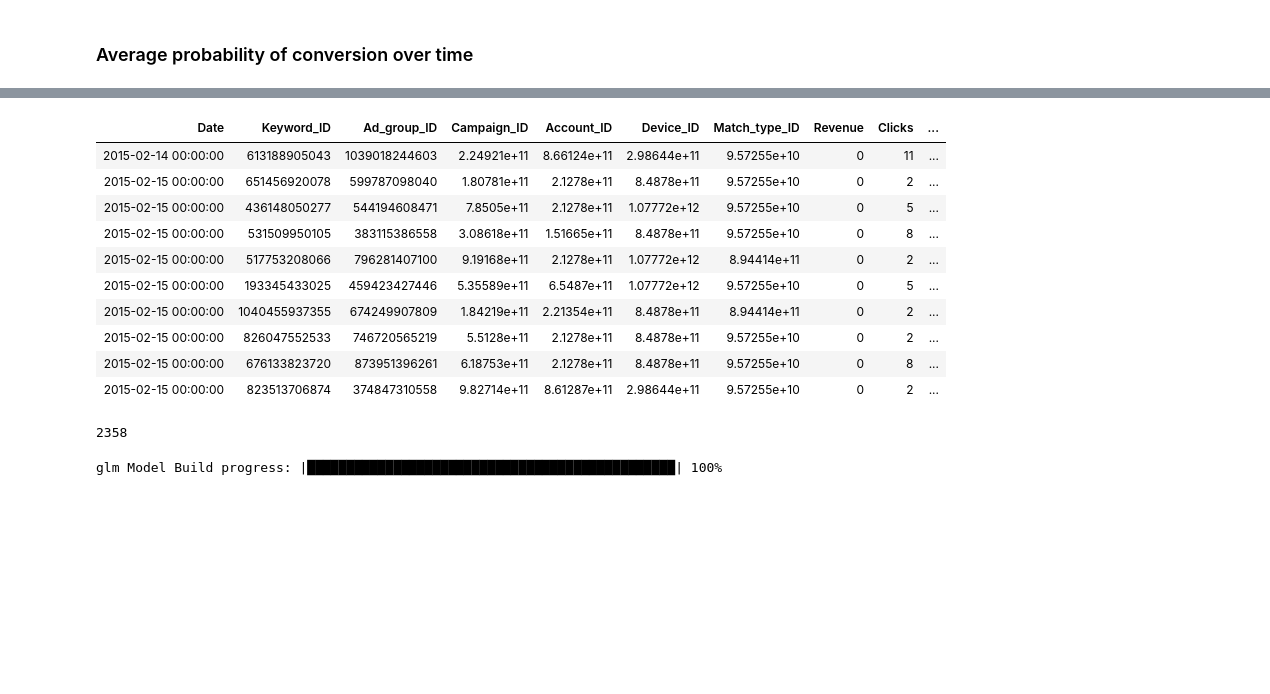
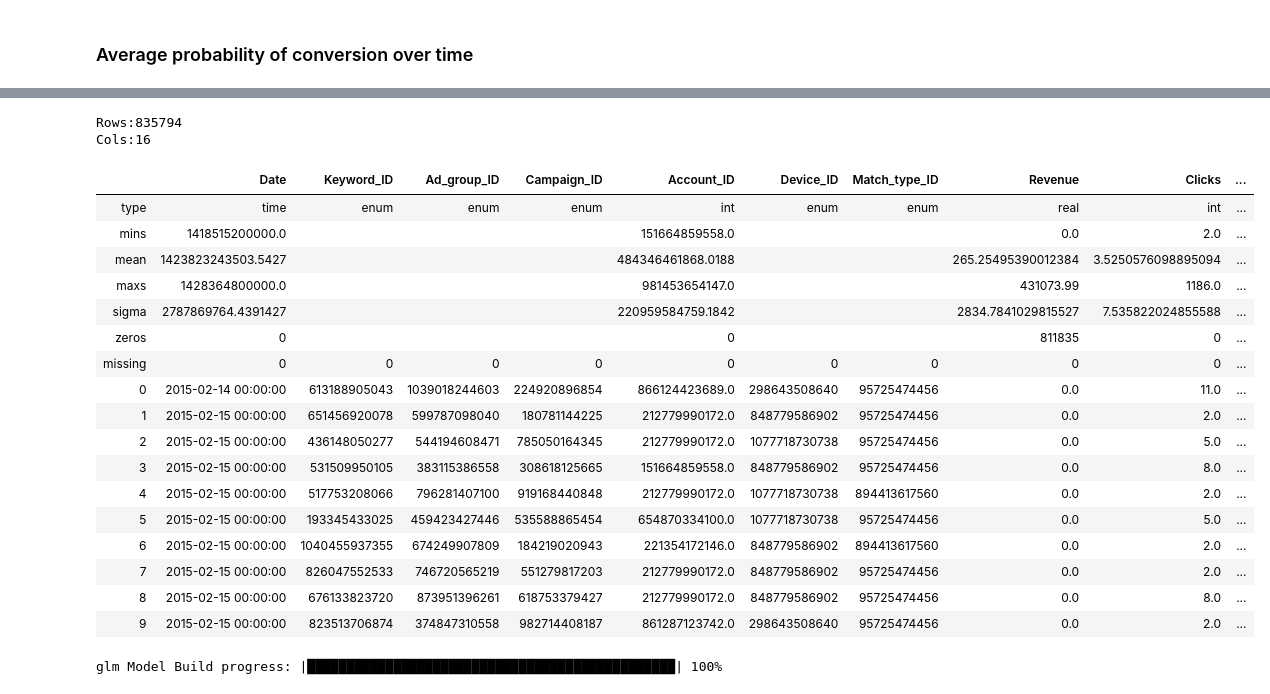
Before and after one commit to jakubglinka/ml-rpc, a Jupyter notebook: notebooks/revenue_per_click_prediction.ipynb, the cells around one changed output, grey strips where cells are left out. Saved outputs shown, nothing was run; the diff lists cells and outputs as text; code cells hidden in the pictures; blank space fills up the shorter version.

```diff
--- a/notebooks/revenue_per_click_prediction.ipynb
+++ b/notebooks/revenue_per_click_prediction.ipynb
@@ -421,24 +395,35 @@ df = hc.as_h2o_frame(sdf_exp_w.sample(fraction=.1, seed=2014, withReplacement=Fa
-# %%
-df
-# %% [output]
-| Date | Keyword_ID | Ad_group_ID | Campaign_ID | Account_ID | Device_ID | Match_type_ID | Revenue | Clicks | ... |
-| 2015-02-14 00:00:00 | 613188905043 | 1039018244603 | 2.24921e+11 | 8.66124e+11 | 2.98644e+11 | 9.57255e+10 | 0 | 11 | ... |
-| 2015-02-15 00:00:00 | 651456920078 | 599787098040 | 1.80781e+11 | 2.1278e+11 | 8.4878e+11 | 9.57255e+10 | 0 | 2 | ... |
-| 2015-02-15 00:00:00 | 436148050277 | 544194608471 | 7.8505e+11 | 2.1278e+11 | 1.07772e+12 | 9.57255e+10 | 0 | 5 | ... |
-| 2015-02-15 00:00:00 | 531509950105 | 383115386558 | 3.08618e+11 | 1.51665e+11 | 8.4878e+11 | 9.57255e+10 | 0 | 8 | ... |
-| 2015-02-15 00:00:00 | 517753208066 | 796281407100 | 9.19168e+11 | 2.1278e+11 | 1.07772e+12 | 8.94414e+11 | 0 | 2 | ... |
-| 2015-02-15 00:00:00 | 193345433025 | 459423427446 | 5.35589e+11 | 6.5487e+11 | 1.07772e+12 | 9.57255e+10 | 0 | 5 | ... |
-| 2015-02-15 00:00:00 | 1040455937355 | 674249907809 | 1.84219e+11 | 2.21354e+11 | 8.4878e+11 | 8.94414e+11 | 0 | 2 | ... |
-| 2015-02-15 00:00:00 | 826047552533 | 746720565219 | 5.5128e+11 | 2.1278e+11 | 8.4878e+11 | 9.57255e+10 | 0 | 2 | ... |
-| 2015-02-15 00:00:00 | 676133823720 | 873951396261 | 6.18753e+11 | 2.1278e+11 | 8.4878e+11 | 9.57255e+10 | 0 | 8 | ... |
-| 2015-02-15 00:00:00 | 823513706874 | 374847310558 | 9.82714e+11 | 8.61287e+11 | 2.98644e+11 | 9.57255e+10 | 0 | 2 | ... |
 # %%
+df = hc.as_h2o_frame(sdf_exp_w.sample(fraction=.1, seed=2014, withReplacement=False))
+
 df['Keyword_ID'] = df['Keyword_ID'].asfactor()
 df['Ad_group_ID'] = df['Ad_group_ID'].asfactor()
 df['Campaign_ID'] = df['Campaign_ID'].asfactor()
 df['Match_type_ID'] = df['Match_type_ID'].asfactor()
+df['Device_ID'] = df['Device_ID'].asfactor()
+
+df['Month'] = df['Date'].month().asfactor()
+df['Week'] = df['Date'].week().asfactor()
+df['Day'] = df['Date'].dayOfWeek().asfactor()
+
+df.describe()
+# %% [output]
+Rows:835794
+Cols:16
+|  | Date | Keyword_ID | Ad_group_ID | Campaign_ID | Account_ID | Device_ID | Match_type_ID | Revenue | Clicks | ... |
+| type | time | enum | enum | enum | int | enum | enum | real | int | ... |
+| mins | 1418515200000.0 |  |  |  | 151664859558.0 |  |  | 0.0 | 2.0 | ... |
+| mean | 1423823243503.5427 |  |  |  | 484346461868.0188 |  |  | 265.25495390012384 | 3.5250576098895094 | ... |
+| maxs | 1428364800000.0 |  |  |  | 981453654147.0 |  |  | 431073.99 | 1186.0 | ... |
+| sigma | 2787869764.4391427 |  |  |  | 220959584759.1842 |  |  | 2834.7841029815527 | 7.535822024855588 | ... |
+| zeros | 0 |  |  |  | 0 |  |  | 811835 | 0 | ... |
+| missing | 0 | 0 | 0 | 0 | 0 | 0 | 0 | 0 | 0 | ... |
+| 0 | 2015-02-14 00:00:00 | 613188905043 | 1039018244603 | 224920896854 | 866124423689.0 | 298643508640 | 95725474456 | 0.0 | 11.0 | ... |
+| 1 | 2015-02-15 00:00:00 | 651456920078 | 599787098040 | 180781144225 | 212779990172.0 | 848779586902 | 95725474456 | 0.0 | 2.0 | ... |
+| 2 | 2015-02-15 00:00:00 | 436148050277 | 544194608471 | 785050164345 | 212779990172.0 | 1077718730738 | 95725474456 | 0.0 | 5.0 | ... |
+| 3 | 2015-02-15 00:00:00 | 531509950105 | 383115386558 | 308618125665 | 151664859558.0 | 848779586902 | 95725474456 | 0.0 | 8.0 | ... |
+| 4 | 2015-02-15 00:00:00 | 517753208066 | 796281407100 | 919168440848 | 212779990172.0 | 1077718730738 | 894413617560 | 0.0 | 2.0 | ... |
+| 5 | 2015-02-15 00:00:00 | 193345433025 | 459423427446 | 535588865454 | 654870334100.0 | 1077718730738 | 95725474456 | 0.0 | 5.0 | ... |
+| 6 | 2015-02-15 00:00:00 | 1040455937355 | 674249907809 | 184219020943 | 221354172146.0 | 848779586902 | 894413617560 | 0.0 | 2.0 | ... |
+| 7 | 2015-02-15 00:00:00 | 826047552533 | 746720565219 | 551279817203 | 212779990172.0 | 848779586902 | 95725474456 | 0.0 | 2.0 | ... |
+| 8 | 2015-02-15 00:00:00 | 676133823720 | 873951396261 | 618753379427 | 212779990172.0 | 848779586902 | 95725474456 | 0.0 | 8.0 | ... |
+| 9 | 2015-02-15 00:00:00 | 823513706874 | 374847310558 | 982714408187 | 861287123742.0 | 298643508640 | 95725474456 | 0.0 | 2.0 | ... |
-# %%
-tmp = df['Campaign_ID']
-len(tmp.categories())
-# %% [output]
-2358
```
Also changed, not shown: parts of 32 cells of this notebook, 1 other file.
